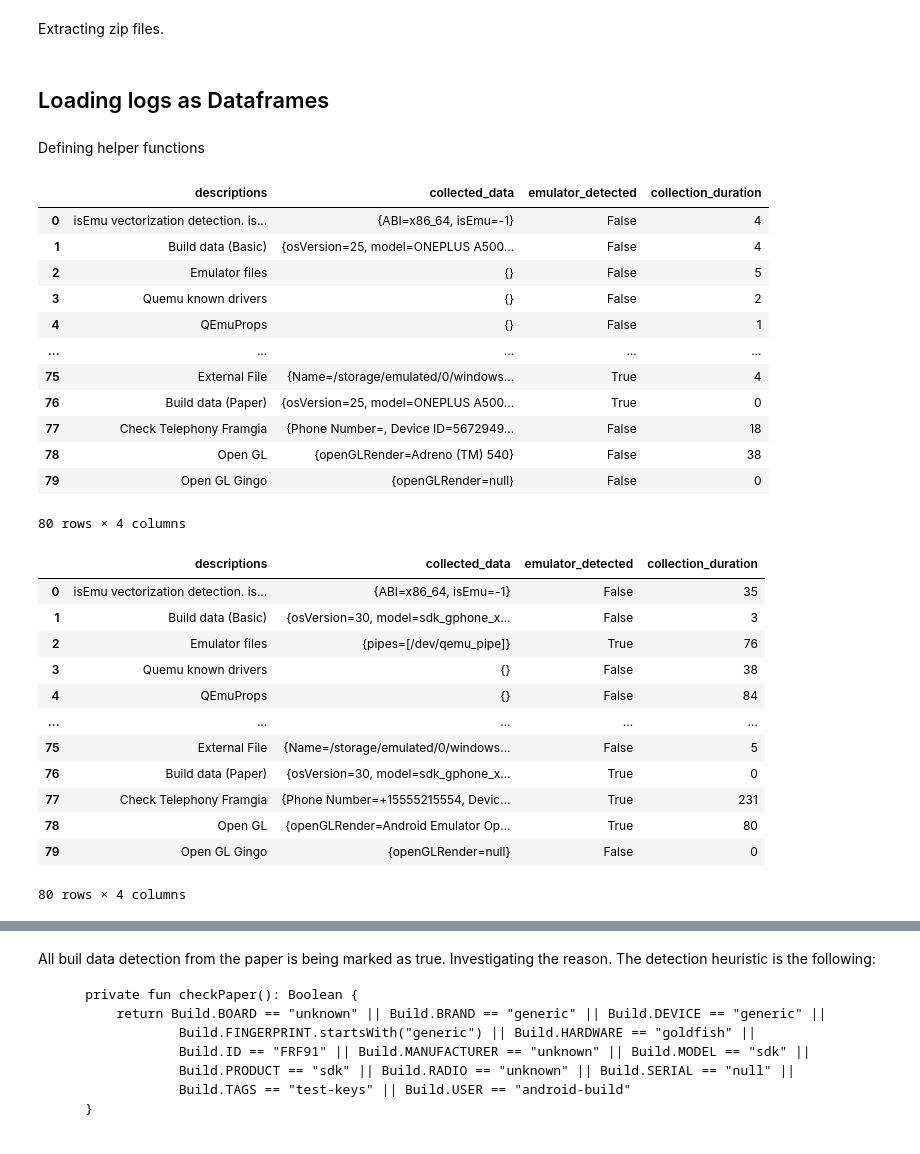
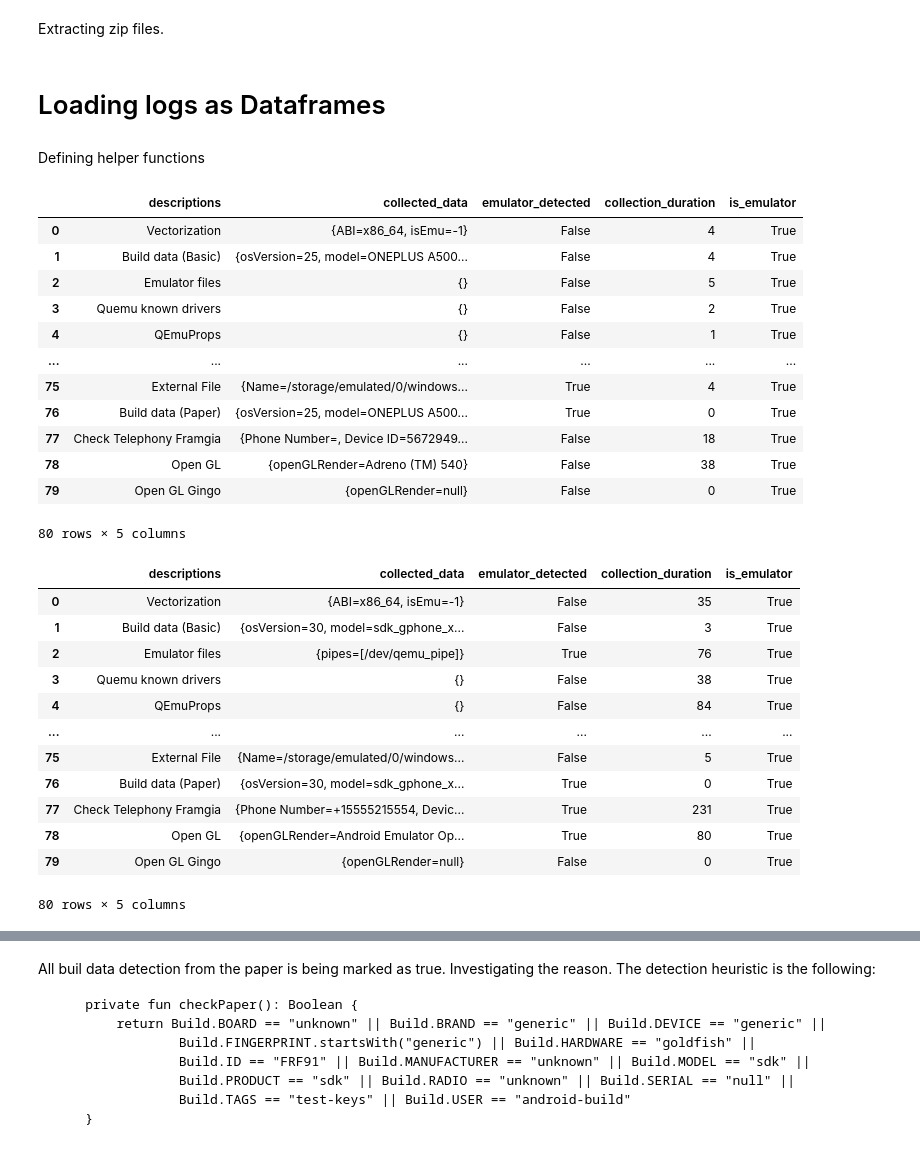
Before and after one commit to Lucas-CardosoO/android-emulator-detector, a Jupyter notebook: notebooks/EmulatorAnalysis.ipynb, the cells around one changed output, grey strips where cells are left out. Saved outputs shown, nothing was run; the diff lists cells and outputs as text; code cells hidden in the pictures.

```diff
--- a/notebooks/EmulatorAnalysis.ipynb
+++ b/notebooks/EmulatorAnalysis.ipynb
@@ -41,7 +41,7 @@ for dir in all_subdirs:
       zip_ref.close()
       os.remove(path)
 # %% [markdown]
-## Loading logs as Dataframes
+# Loading logs as Dataframes
 # %% [markdown]
 Defining helper functions
 # %%
@@ -57,41 +57,53 @@ def get_dataframe_from_dir(dir):
 
 def log_count(dir):
   return len(os.listdir(dir))
+
+def fix_vectorization_description(row):
+  if row.loc['descriptions'] == 'isEmu vectorization detection. isEmu may be -1 if running on unsupported hardware':
+    return 'Vectorization'
+  else:
+    return row.loc['descriptions']
+
+is_emulator_label = 'is_emulator'
 # %%
 bluestacks_df = get_dataframe_from_dir("Bluestacks")
+bluestacks_df['descriptions'] = bluestacks_df.apply(lambda row: fix_vectorization_description(row), axis=1)
+bluestacks_df[is_emulator_label] = True
 bluestacks_log_count = log_count("Bluestacks")
 display(bluestacks_df)
 # %% [output]
-|  | descriptions | collected_data | emulator_detected | collection_duration |
-| 0 | isEmu vectorization detection. is... | {ABI=x86_64, isEmu=-1} | False | 4 |
-| 1 | Build data (Basic) | {osVersion=25, model=ONEPLUS A500... | False | 4 |
-| 2 | Emulator files | {} | False | 5 |
-| 3 | Quemu known drivers | {} | False | 2 |
-| 4 | QEmuProps | {} | False | 1 |
-| ... | ... | ... | ... | ... |
-| 75 | External File | {Name=/storage/emulated/0/windows... | True | 4 |
-| 76 | Build data (Paper) | {osVersion=25, model=ONEPLUS A500... | True | 0 |
-| 77 | Check Telephony Framgia | {Phone Number=, Device ID=5672949... | False | 18 |
-| 78 | Open GL | {openGLRender=Adreno (TM) 540} | False | 38 |
-| 79 | Open GL Gingo | {openGLRender=null} | False | 0 |
+|  | descriptions | collected_data | emulator_detected | collection_duration | is_emulator |
+| 0 | Vectorization | {ABI=x86_64, isEmu=-1} | False | 4 | True |
+| 1 | Build data (Basic) | {osVersion=25, model=ONEPLUS A500... | False | 4 | True |
+| 2 | Emulator files | {} | False | 5 | True |
+| 3 | Quemu known drivers | {} | False | 2 | True |
+| 4 | QEmuProps | {} | False | 1 | True |
+| ... | ... | ... | ... | ... | ... |
+| 75 | External File | {Name=/storage/emulated/0/windows... | True | 4 | True |
+| 76 | Build data (Paper) | {osVersion=25, model=ONEPLUS A500... | True | 0 | True |
+| 77 | Check Telephony Framgia | {Phone Number=, Device ID=5672949... | False | 18 | True |
+| 78 | Open GL | {openGLRender=Adreno (TM) 540} | False | 38 | True |
+| 79 | Open GL Gingo | {openGLRender=null} | False | 0 | True |
-80 rows × 4 columns
+80 rows × 5 columns
 # %%
 android_studio_df = get_dataframe_from_dir("Android Studio")
+android_studio_df['descriptions'] = android_studio_df.apply(lambda row: fix_vectorization_description(row), axis=1)
+android_studio_df[is_emulator_label] = True
 android_studio_log_count = log_count("Android Studio")
 display(android_studio_df)
 # %% [output]
-|  | descriptions | collected_data | emulator_detected | collection_duration |
-| 0 | isEmu vectorization detection. is... | {ABI=x86_64, isEmu=-1} | False | 35 |
-| 1 | Build data (Basic) | {osVersion=30, model=sdk_gphone_x... | False | 3 |
-| 2 | Emulator files | {pipes=[/dev/qemu_pipe]} | True | 76 |
-| 3 | Quemu known drivers | {} | False | 38 |
-| 4 | QEmuProps | {} | False | 84 |
-| ... | ... | ... | ... | ... |
-| 75 | External File | {Name=/storage/emulated/0/windows... | False | 5 |
-| 76 | Build data (Paper) | {osVersion=30, model=sdk_gphone_x... | True | 0 |
-| 77 | Check Telephony Framgia | {Phone Number=+15555215554, Devic... | True | 231 |
-| 78 | Open GL | {openGLRender=Android Emulator Op... | True | 80 |
-| 79 | Open GL Gingo | {openGLRender=null} | False | 0 |
+|  | descriptions | collected_data | emulator_detected | collection_duration | is_emulator |
+| 0 | Vectorization | {ABI=x86_64, isEmu=-1} | False | 35 | True |
+| 1 | Build data (Basic) | {osVersion=30, model=sdk_gphone_x... | False | 3 | True |
+| 2 | Emulator files | {pipes=[/dev/qemu_pipe]} | True | 76 | True |
+| 3 | Quemu known drivers | {} | False | 38 | True |
+| 4 | QEmuProps | {} | False | 84 | True |
+| ... | ... | ... | ... | ... | ... |
+| 75 | External File | {Name=/storage/emulated/0/windows... | False | 5 | True |
+| 76 | Build data (Paper) | {osVersion=30, model=sdk_gphone_x... | True | 0 | True |
+| 77 | Check Telephony Framgia | {Phone Number=+15555215554, Devic... | True | 231 | True |
+| 78 | Open GL | {openGLRender=Android Emulator Op... | True | 80 | True |
+| 79 | Open GL Gingo | {openGLRender=null} | False | 0 | True |
-80 rows × 4 columns
+80 rows × 5 columns
 # %%
 genymotion_df = get_dataframe_from_dir("Genymotion")
```
Also changed, not shown: parts of 61 cells of this notebook.
